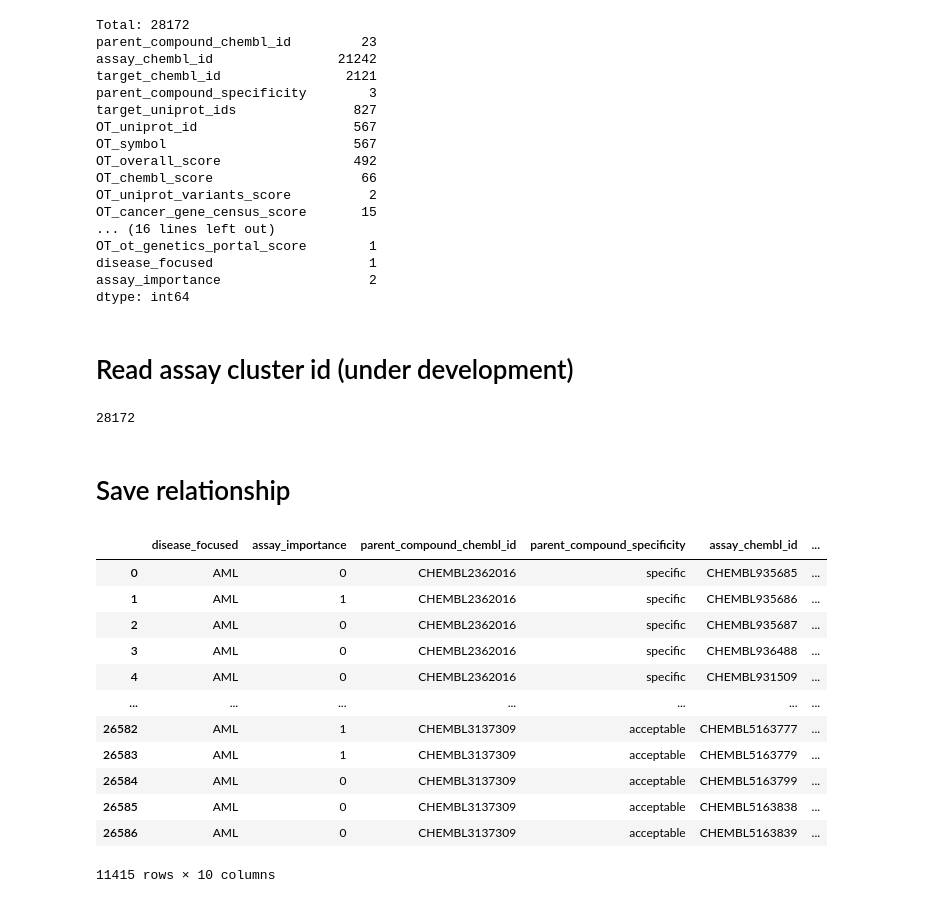
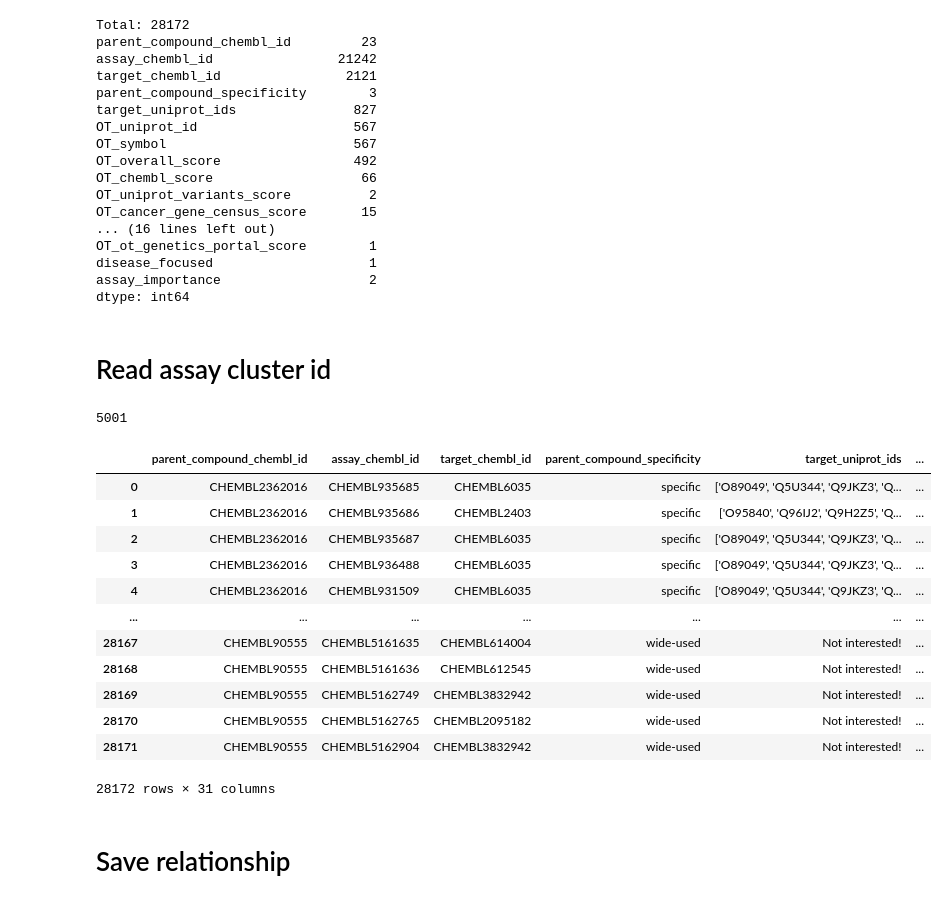
Before and after one commit to martina-occhetta/AIDD_group-project, a Jupyter notebook: relationship_across_dataset/main.ipynb, the cells around one changed output. Cells and saved outputs as stored; diff of their text form; code cells hidden in the pictures.

Commit message:
AML-specific/acceptable drug-target-disease relationship

```diff
--- a/relationship_across_dataset/main.ipynb
+++ b/relationship_across_dataset/main.ipynb
@@ -206,10 +198,10 @@ disease_focused                    1
 assay_importance                   2
 dtype: int64
 # %% [markdown]
-# Read assay cluster id (under development)
+# Read assay cluster id
 # %%
-assay_cluster_path = '../assay_clustering/AML_assay_data.csv'
+assay_cluster_path = '../assay_clustering/AML_assays_clustered.csv'
 assay_cluster = pd.read_csv(assay_cluster_path)
 print(assay_cluster.__len__())
 # %% [output]
-28172
+5001
@@ -219,3 +208,29 @@ assay_cluster_new = pd.read_csv(assay_cluster_path)
+# %%
+cluster_info = assay_cluster[['check_assay_chembl_id', 'embedding_cluster']].set_index('check_assay_chembl_id').to_dict()['embedding_cluster']
+# %%
+for idx in range(len(drugs_assay_target_disease_mapped_relationship)):
+    each_relationship = drugs_assay_target_disease_mapped_relationship.iloc[idx]
+    if each_relationship['assay_chembl_id'] in cluster_info:
+        drugs_assay_target_disease_mapped_relationship.at[idx, 'assay_cluster'] = str(int(cluster_info[each_relationship['assay_chembl_id']]))
+        drugs_assay_target_disease_mapped_relationship.at[idx, 'assay_importance'] += 1
+    else:
+        drugs_assay_target_disease_mapped_relationship.at[idx, 'assay_cluster'] = 'Not AML cell lines'
+# %%
+drugs_assay_target_disease_mapped_relationship
+# %% [output]
+|  | parent_compound_chembl_id | assay_chembl_id | target_chembl_id | parent_compound_specificity | target_uniprot_ids | ... |
+| 0 | CHEMBL2362016 | CHEMBL935685 | CHEMBL6035 | specific | ['O89049', 'Q5U344', 'Q9JKZ3', 'Q... | ... |
+| 1 | CHEMBL2362016 | CHEMBL935686 | CHEMBL2403 | specific | ['O95840', 'Q96IJ2', 'Q9H2Z5', 'Q... | ... |
+| 2 | CHEMBL2362016 | CHEMBL935687 | CHEMBL6035 | specific | ['O89049', 'Q5U344', 'Q9JKZ3', 'Q... | ... |
+| 3 | CHEMBL2362016 | CHEMBL936488 | CHEMBL6035 | specific | ['O89049', 'Q5U344', 'Q9JKZ3', 'Q... | ... |
+| 4 | CHEMBL2362016 | CHEMBL931509 | CHEMBL6035 | specific | ['O89049', 'Q5U344', 'Q9JKZ3', 'Q... | ... |
+| ... | ... | ... | ... | ... | ... | ... |
+| 28167 | CHEMBL90555 | CHEMBL5161635 | CHEMBL614004 | wide-used | Not interested! | ... |
+| 28168 | CHEMBL90555 | CHEMBL5161636 | CHEMBL612545 | wide-used | Not interested! | ... |
+| 28169 | CHEMBL90555 | CHEMBL5162749 | CHEMBL3832942 | wide-used | Not interested! | ... |
+| 28170 | CHEMBL90555 | CHEMBL5162765 | CHEMBL2095182 | wide-used | Not interested! | ... |
+| 28171 | CHEMBL90555 | CHEMBL5162904 | CHEMBL3832942 | wide-used | Not interested! | ... |
+28172 rows × 31 columns
 # %% [markdown]
 # Save relationship
 # %%
@@ -227,16 +242,0 @@ d_a_t_d_tidy_specific = d_a_t_d_mapped_relation_tidy[d_a_t_d_mapped_relation_tid
-# %%
-d_a_t_d_tidy_specific
-# %% [output]
-|  | disease_focused | assay_importance | parent_compound_chembl_id | parent_compound_specificity | assay_chembl_id | ... |
-| 0 | AML | 0 | CHEMBL2362016 | specific | CHEMBL935685 | ... |
-| 1 | AML | 1 | CHEMBL2362016 | specific | CHEMBL935686 | ... |
-| 2 | AML | 0 | CHEMBL2362016 | specific | CHEMBL935687 | ... |
-| 3 | AML | 0 | CHEMBL2362016 | specific | CHEMBL936488 | ... |
-| 4 | AML | 0 | CHEMBL2362016 | specific | CHEMBL931509 | ... |
-| ... | ... | ... | ... | ... | ... | ... |
-| 26582 | AML | 1 | CHEMBL3137309 | acceptable | CHEMBL5163777 | ... |
-| 26583 | AML | 1 | CHEMBL3137309 | acceptable | CHEMBL5163779 | ... |
-| 26584 | AML | 0 | CHEMBL3137309 | acceptable | CHEMBL5163799 | ... |
-| 26585 | AML | 0 | CHEMBL3137309 | acceptable | CHEMBL5163838 | ... |
-| 26586 | AML | 0 | CHEMBL3137309 | acceptable | CHEMBL5163839 | ... |
-11415 rows × 10 columns
```
Also changed, not shown: parts of 7 cells of this notebook, 4 other files.
